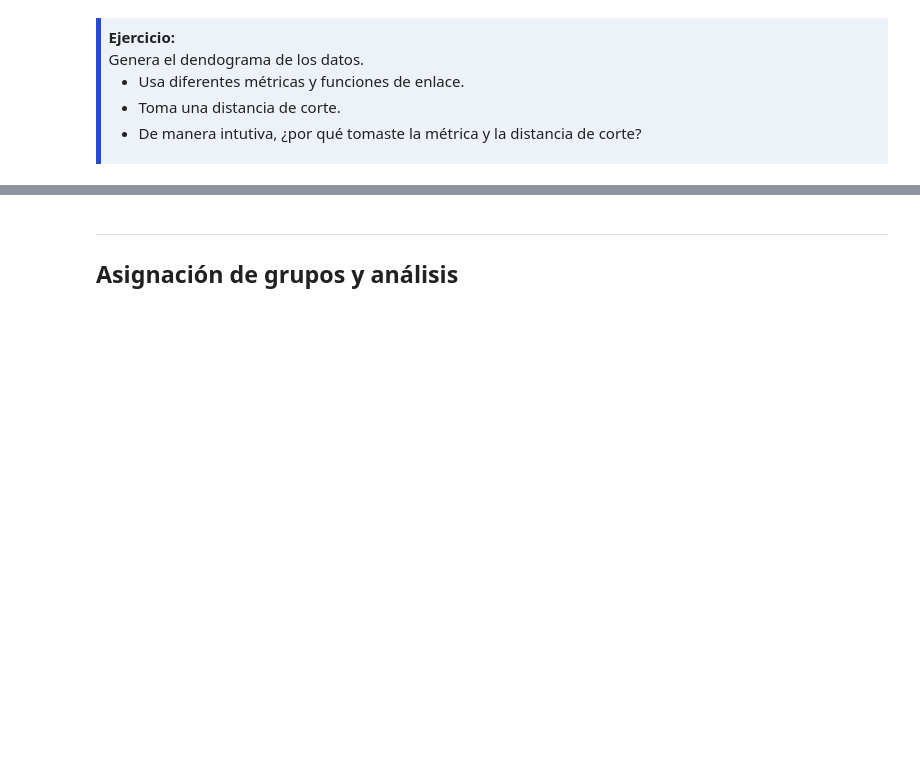
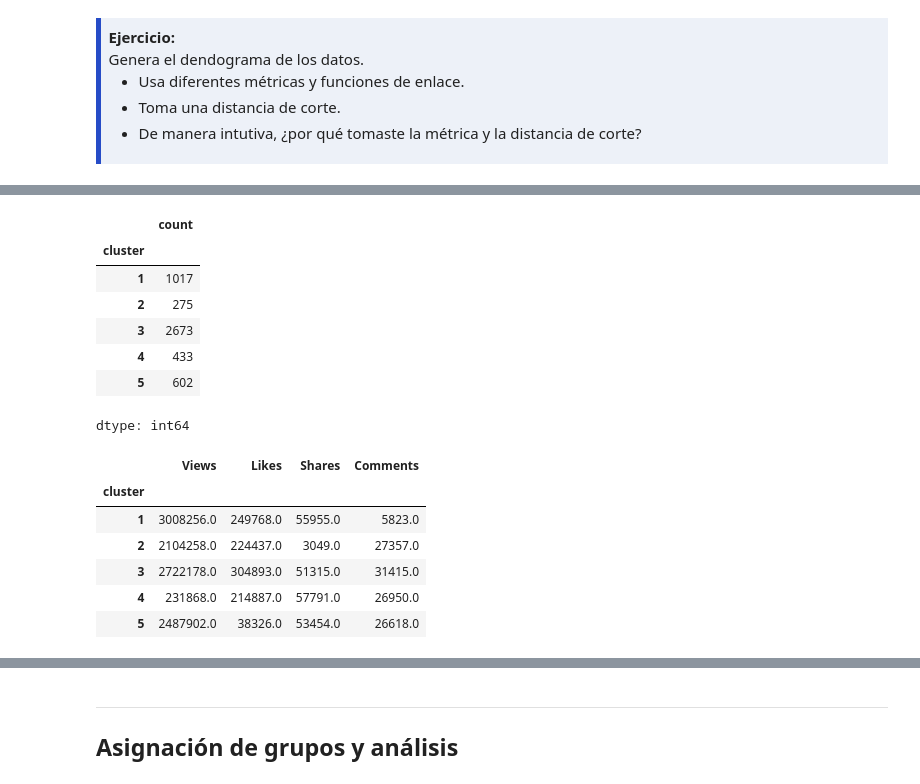
Before and after one commit to arellysoria/tareas-machine-learning-puce, a Jupyter notebook: 2-Ejercicios/03-Agrupamiento-Jerarquico.ipynb, the cells around one changed output, grey strips where cells are left out. Saved outputs shown, nothing was run; the diff lists cells and outputs as text; code cells hidden in the pictures; blank space fills up the shorter version.

```diff
--- a/2-Ejercicios/03-Agrupamiento-Jerarquico.ipynb
+++ b/2-Ejercicios/03-Agrupamiento-Jerarquico.ipynb
@@ -269,0 +376,26 @@ display(X_scaled.describe().T)
+# %%
+df = df.copy()
+df["cluster"] = labels_5
+
+# Tamaños
+display(df["cluster"].value_counts().sort_index())
+
+# Perfil numérico (medianas = más robustas)
+num_cols = ["Views", "Likes", "Shares", "Comments"]
+display(df.groupby("cluster")[num_cols].median().round(0))
+# %% [output]
+|  | count |
+| cluster |  |
+| 1 | 1017 |
+| 2 | 275 |
+| 3 | 2673 |
+| 4 | 433 |
+| 5 | 602 |
+dtype: int64
+|  | Views | Likes | Shares | Comments |
+| cluster |  |  |  |  |
+| 1 | 3008256.0 | 249768.0 | 55955.0 | 5823.0 |
+| 2 | 2104258.0 | 224437.0 | 3049.0 | 27357.0 |
+| 3 | 2722178.0 | 304893.0 | 51315.0 | 31415.0 |
+| 4 | 231868.0 | 214887.0 | 57791.0 | 26950.0 |
+| 5 | 2487902.0 | 38326.0 | 53454.0 | 26618.0 |
```
Also changed, not shown: parts of 8 cells of this notebook.
